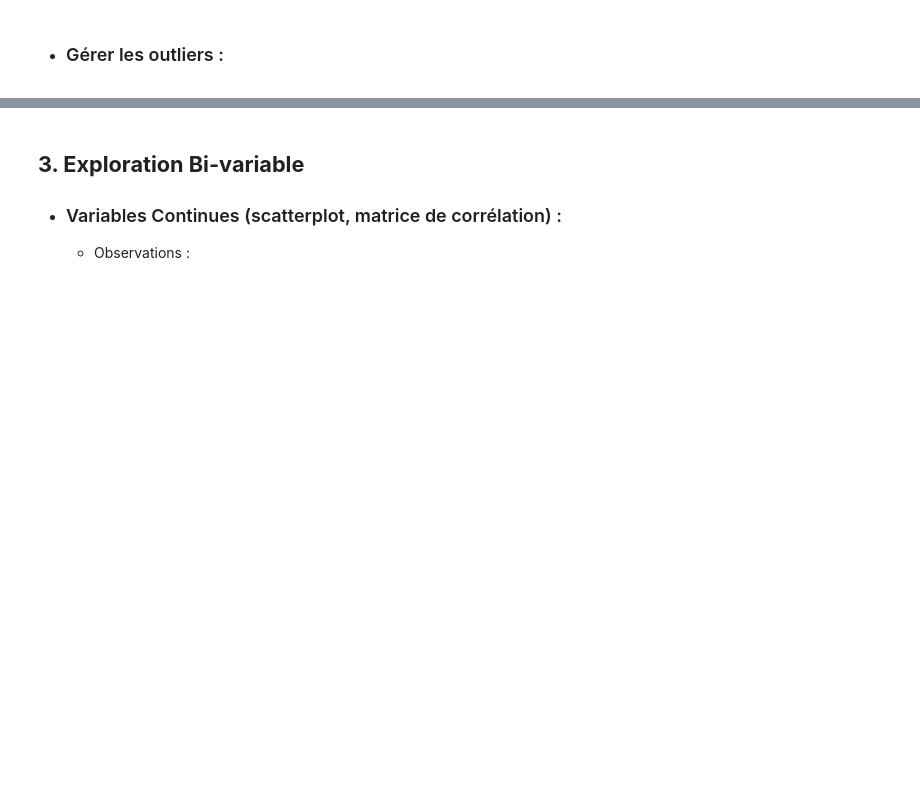
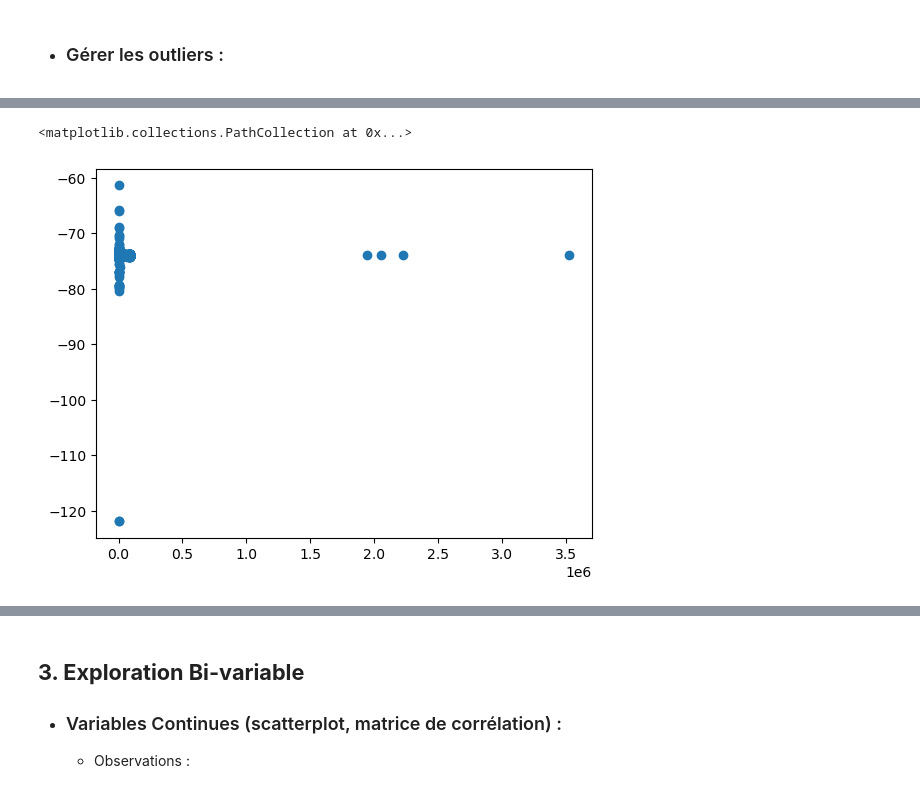
Before and after one commit to Chriishero/Programmation, a Jupyter notebook: Python/Intelligence Artificielle/Projet/New York City Taxi Trip Duration (Kaggle)/EDA.ipynb, the cells around one changed output, grey strips where cells are left out. Saved outputs shown, nothing was run; the diff lists cells and outputs as text; code cells hidden in the pictures; blank space fills up the shorter version.

```diff
--- a/Python/Intelligence Artificielle/Projet/New York City Taxi Trip Duration (Kaggle)/EDA.ipynb
+++ b/Python/Intelligence Artificielle/Projet/New York City Taxi Trip Duration (Kaggle)/EDA.ipynb
@@ -114,7 +121,7 @@ dtype: float64
     - Supression : aucune
     - Imputation : aucune
 # %%
-continuous_features = df.select_dtypes(exclude="object").columns
+continuous_features = df.select_dtypes(exclude=["object", "datetime"]).columns.drop("vendor_id")
 
 def outliers_detection(df):
     # liste d'anomalies
@@ -208,0 +204,21 @@ Name: count, dtype: int64
+# %%
+df["dropoff_datetime"] = pd.to_datetime(df["dropoff_datetime"])
+df["pickup_datetime"] = pd.to_datetime(df["pickup_datetime"])
+
+df = df.astype({col : "float32" for col in continuous_features})
+
+"""for col in df.select_dtypes("datetime").columns:
+    df[f"{col.split("_")[0]}_month"] = df[col].dt.month.astype("object")
+    df[f"{col.split("_")[0]}_weekday"] = df[col].dt.weekday.astype("object")
+    df[f"{col.split("_")[0]}_day"] = df[col].dt.day.astype("object")
+    df[f"{col.split("_")[0]}_hour"] = df[col].dt.hour.astype("object")"""
+
+df["pickup_month"] = df[col].dt.month.astype("object")
+df["pickup_weekday"] = df[col].dt.weekday.astype("object")
+df["pickup_day"] = df[col].dt.day.astype("object")
+df["pickup_hour"] = df[col].dt.hour.astype("object")
+
+df["vendor_id"] = df["vendor_id"].astype("object")
+df["passenger_count"] = df["passenger_count"].astype("object")
+
+print(df.dtypes.value_counts())
@@ -230,0 +284,5 @@ Name: count, dtype: int64
+# %%
+plt.scatter(df["trip_duration"], df["dropoff_longitude"])
+# %% [output]
+<matplotlib.collections.PathCollection at 0x...>
+[figure, added]
```
Also changed, not shown: parts of 20 cells of this notebook, 1 other file.
